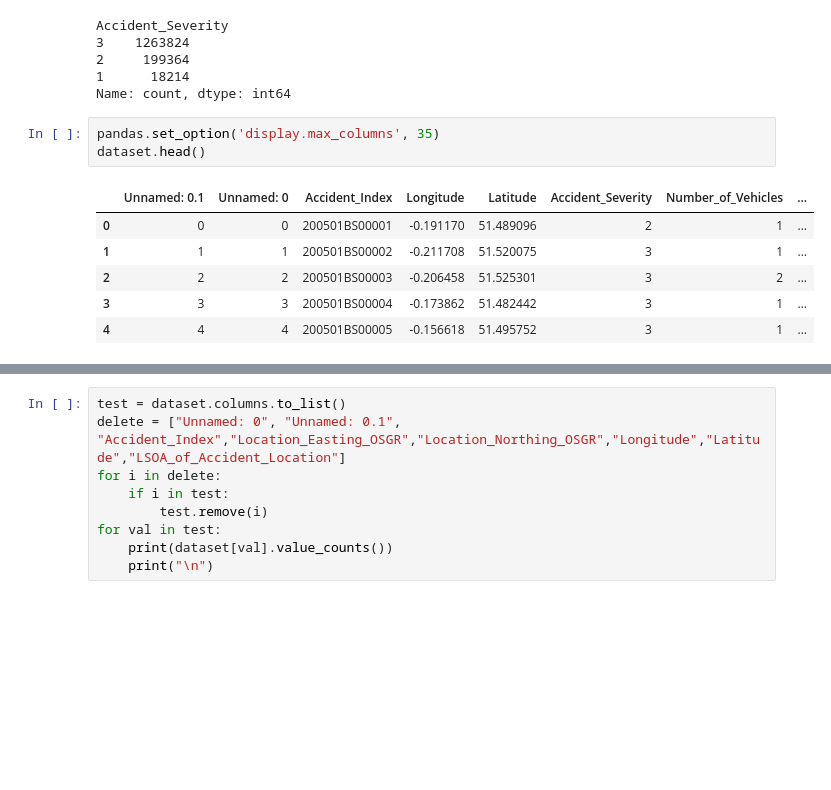
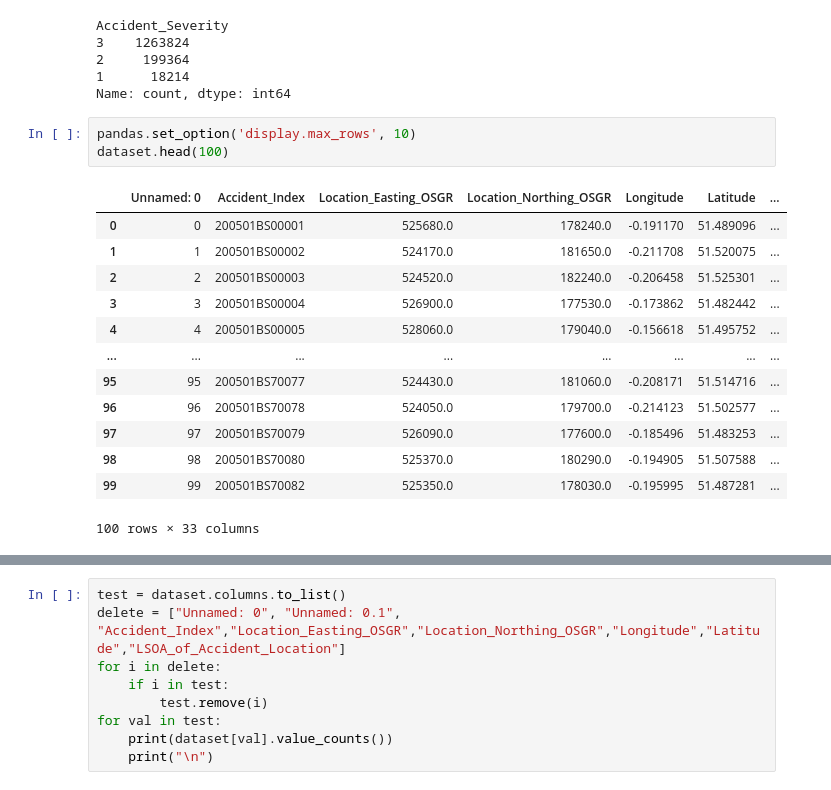
Before and after one commit to Helytre/Intro_AI_MT-MG, a Jupyter notebook: main.ipynb, the cells around one changed output, grey strips where cells are left out. Drawn from its saved outputs; the diff is of its cells as text; blank space fills up the shorter version.

```diff
--- a/main.ipynb
+++ b/main.ipynb
@@ -11,12 +11,19 @@ Accident_Severity
 1      18214
 Name: count, dtype: int64
 # %%
-pandas.set_option('display.max_columns', 35)
-dataset.head()
+pandas.set_option('display.max_rows', 10)
+dataset.head(100)
 # %% [output]
-|  | Unnamed: 0.1 | Unnamed: 0 | Accident_Index | Longitude | Latitude | Accident_Severity | Number_of_Vehicles | ... |
-| 0 | 0 | 0 | 200501BS00001 | -0.191170 | 51.489096 | 2 | 1 | ... |
-| 1 | 1 | 1 | 200501BS00002 | -0.211708 | 51.520075 | 3 | 1 | ... |
-| 2 | 2 | 2 | 200501BS00003 | -0.206458 | 51.525301 | 3 | 2 | ... |
-| 3 | 3 | 3 | 200501BS00004 | -0.173862 | 51.482442 | 3 | 1 | ... |
-| 4 | 4 | 4 | 200501BS00005 | -0.156618 | 51.495752 | 3 | 1 | ... |
+|  | Unnamed: 0 | Accident_Index | Location_Easting_OSGR | Location_Northing_OSGR | Longitude | Latitude | ... |
+| 0 | 0 | 200501BS00001 | 525680.0 | 178240.0 | -0.191170 | 51.489096 | ... |
+| 1 | 1 | 200501BS00002 | 524170.0 | 181650.0 | -0.211708 | 51.520075 | ... |
+| 2 | 2 | 200501BS00003 | 524520.0 | 182240.0 | -0.206458 | 51.525301 | ... |
+| 3 | 3 | 200501BS00004 | 526900.0 | 177530.0 | -0.173862 | 51.482442 | ... |
+| 4 | 4 | 200501BS00005 | 528060.0 | 179040.0 | -0.156618 | 51.495752 | ... |
+| ... | ... | ... | ... | ... | ... | ... | ... |
+| 95 | 95 | 200501BS70077 | 524430.0 | 181060.0 | -0.208171 | 51.514716 | ... |
+| 96 | 96 | 200501BS70078 | 524050.0 | 179700.0 | -0.214123 | 51.502577 | ... |
+| 97 | 97 | 200501BS70079 | 526090.0 | 177600.0 | -0.185496 | 51.483253 | ... |
+| 98 | 98 | 200501BS70080 | 525370.0 | 180290.0 | -0.194905 | 51.507588 | ... |
+| 99 | 99 | 200501BS70082 | 525350.0 | 178030.0 | -0.195995 | 51.487281 | ... |
+100 rows × 33 columns
```
Also changed, not shown: parts of 2 cells of this notebook, 2 other files.
